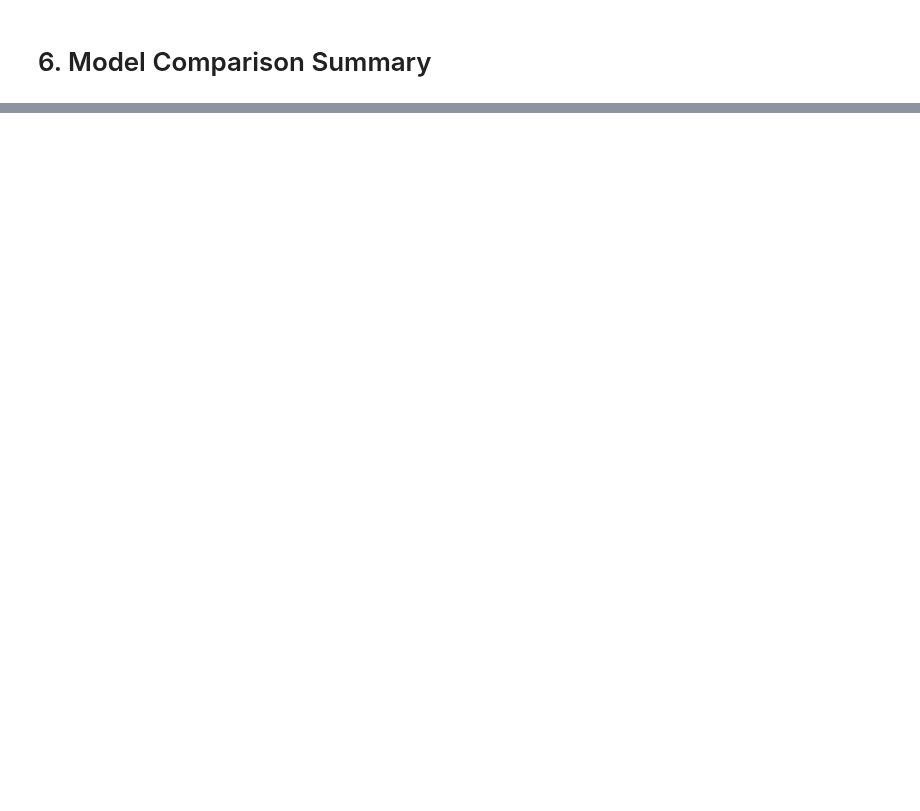
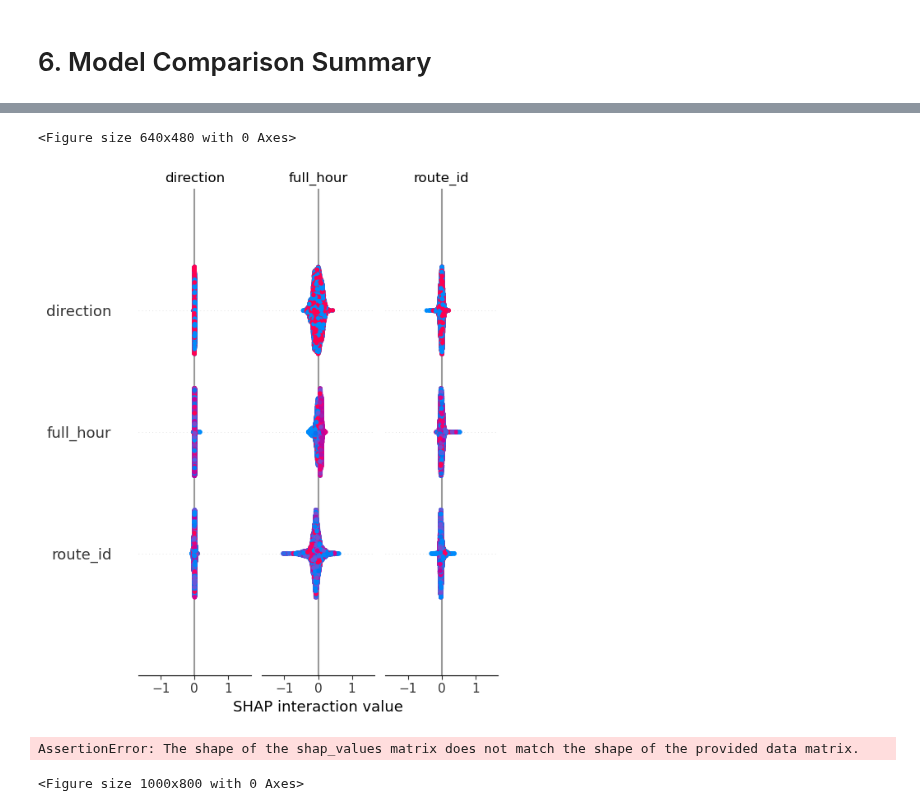
Before and after one commit to ofer-geo/public_transport_ML, a Jupyter notebook: notebooks/Model_Training.ipynb, the cells around one changed output, grey strips where cells are left out. Saved outputs shown, nothing was run; the diff lists cells and outputs as text; code cells hidden in the pictures; blank space fills up the shorter version.

```diff
--- a/notebooks/Model_Training.ipynb
+++ b/notebooks/Model_Training.ipynb
@@ -326,0 +847,13 @@ print(overfit_df[['Model', 'Train Accuracy', 'Val Accuracy', 'Gap Accuracy',
+# %%
+!pip install shap
+
+import shap
+
+# יצירת explainer
+explainer = shap.TreeExplainer(xgb)
+shap_values = explainer.shap_values(X_val)
+
+# Summary Plot - כל הקלאסים
+plt.figure()
+shap.summary_plot(shap_values, X_val, class_names=le.classes_, show=True)
+# %% [output]
@@ -326,0 +877,18 @@ print(overfit_df[['Model', 'Train Accuracy', 'Val Accuracy', 'Gap Accuracy',
+<Figure size 640x480 with 0 Axes>
+[figure, added]
+# %%
+# Summary Plot לכל קלאס בנפרד
+class_names = list(le.classes_)
+
+for i, class_name in enumerate(class_names):
+    plt.figure(figsize=(10, 8))
+    shap.summary_plot(
+        shap_values[i],
+        X_val,
+        feature_names=X_val.columns,
+        title=f'SHAP - {class_name}',
+        show=True
+    )
+# %% [output]
+AssertionError: The shape of the shap_values matrix does not match the shape of the provided data matrix.
+<Figure size 1000x800 with 0 Axes>
```
Also changed, not shown: parts of 32 cells of this notebook.
